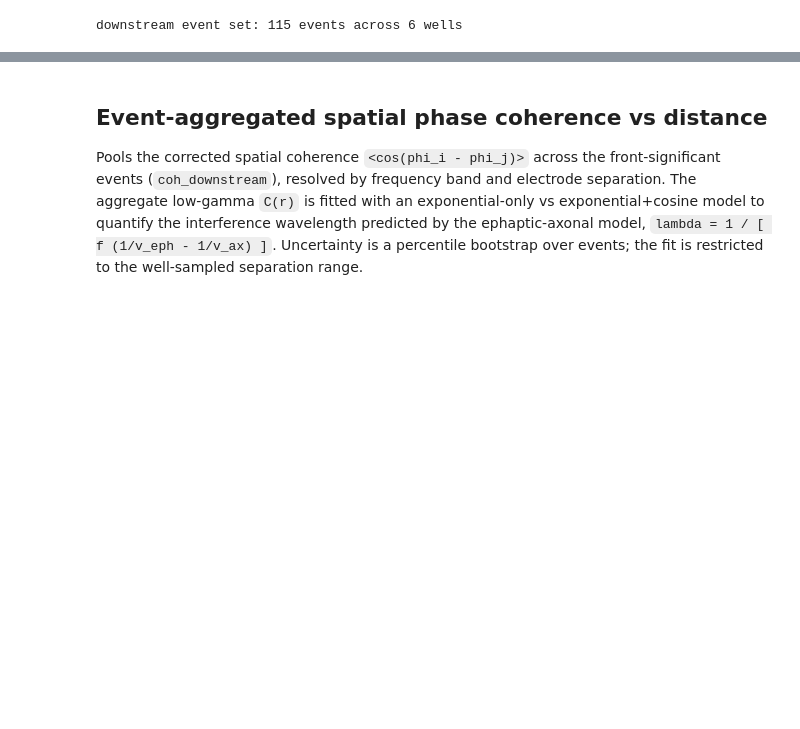
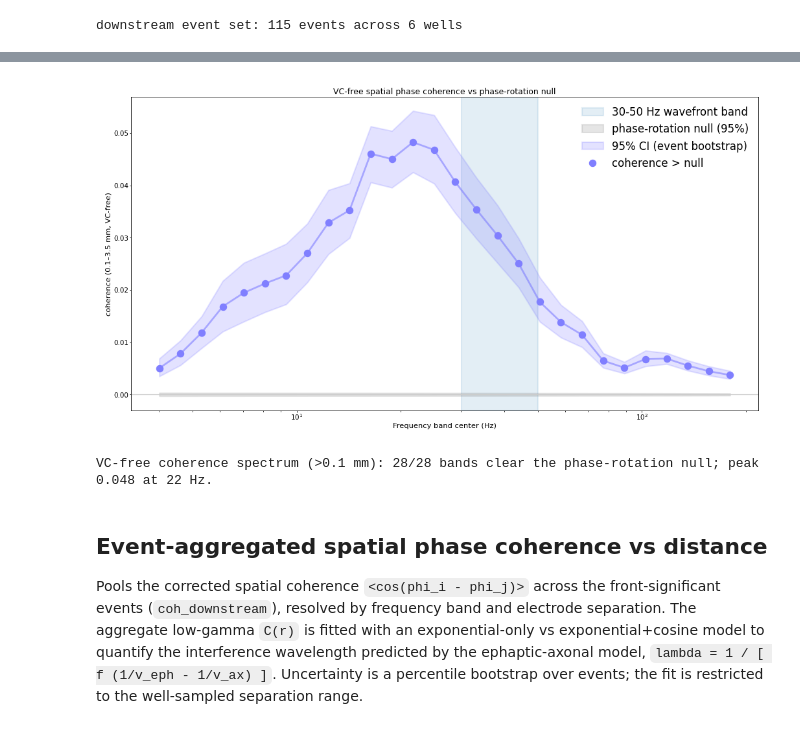
Before and after one commit to dlrebbin98/ephax, a Jupyter notebook: Notebooks/lfp_spatial_phase_coherence_div12.ipynb, the cells around one changed output, grey strips where cells are left out. Saved outputs shown, nothing was run; the diff lists cells and outputs as text; code cells hidden in the pictures; blank space fills up the shorter version.

```diff
--- a/Notebooks/lfp_spatial_phase_coherence_div12.ipynb
+++ b/Notebooks/lfp_spatial_phase_coherence_div12.ipynb
@@ -759,3 +880,49 @@ plt.show()
+# %%
+# --- VC-free coherence spectrum vs analytic phase-rotation null ---
+# Distance-resolved amplitude-weighted coherence averaged over [COHDIST_FIT_MIN_DIST_MM, COHDIST_FIT_MAX_DIST_MM]
+# per band -- volume conduction (confined to < the min distance) is EXCLUDED, so this is genuine network
+# coherence. Null: rotating each channel by a random phase leaves every |z| fixed and only spins each pair's
+# cross-spectrum, so Re<z_i z_j*> -> mean 0 with per-bin variance 0.5*Sum|cross|^2/den^2 (cohdist_nullvar,
+# folded into the cached compute). That null is ANALYTIC (no reps; matches Monte-Carlo to ~1%). Bands whose
+# coherence clears the null band carry genuine phase alignment. This is the VC-excluded, band-specific
+# companion to the order-parameter finite-N floor above.
+_vcm = (cohdist_centers >= COHDIST_FIT_MIN_DIST_MM) & (cohdist_centers <= COHDIST_FIT_MAX_DIST_MM)
+_ev_spec = np.nanmean(cohdist_maps[:, :, _vcm], axis=2)                      # (n_events, n_bands)
+vcfree_spec = np.nanmean(_ev_spec, axis=0)
+_vc_rng = np.random.default_rng(COH_SPECTRUM_SEED)
+_vc_boot = np.array([np.nanmean(_ev_spec[_vc_rng.integers(0, _ev_spec.shape[0], _ev_spec.shape[0])], axis=0)
+                     for _ in range(int(COH_SPECTRUM_BOOTSTRAP_REPS))])
+vcfree_ci_lo, vcfree_ci_hi = np.nanpercentile(_vc_boot, [2.5, 97.5], axis=0)
+# analytic phase-rotation null std of the fit-range-mean coherence, per band
+_n_ev = cohdist_maps.shape[0]; _K = int(_vcm.sum())
+_agg_var = np.nansum(cohdist_nullvar[:, :, _vcm], axis=0) / _n_ev ** 2       # (n_bands, K) aggregate null var per bin
+vcfree_null_std = np.sqrt(np.nansum(_agg_var, axis=1)) / _K                  # (n_bands,)
+vcfree_signal = vcfree_spec > 1.96 * vcfree_null_std
+
+vcfree_spectrum_df = pd.DataFrame({"center_hz": coh_band_centers, "coherence_vcfree": vcfree_spec,
+    "ci_low": vcfree_ci_lo, "ci_high": vcfree_ci_hi, "phase_rotation_null_std": vcfree_null_std,
+    "above_null": vcfree_signal, "n_events": int(_n_ev)})
+vcfree_spectrum_df.to_csv(OUTPUT_DIR / "vcfree_coherence_spectrum_by_frequency.csv", index=False)
+
+fig, ax = plt.subplots(figsize=(6.8, 3.6), constrained_layout=True)
+ax.axvspan(30.0, 50.0, color=FIGURE3_BURST_COLOR, alpha=0.12, zorder=0, label="30-50 Hz wavefront band")
+ax.fill_between(coh_band_centers, -1.96 * vcfree_null_std, 1.96 * vcfree_null_std, color="0.55", alpha=0.22, zorder=1, label="phase-rotation null (95%)")
+ax.fill_between(coh_band_centers, vcfree_ci_lo, vcfree_ci_hi, color=FIGURE3_PRIMARY_COLOR, alpha=0.22, label="95% CI (event bootstrap)")
+ax.plot(coh_band_centers[~vcfree_signal], vcfree_spec[~vcfree_signal], "o", color="0.6", ms=4, zorder=3)
+ax.plot(coh_band_centers[vcfree_signal], vcfree_spec[vcfree_signal], "o", color=FIGURE3_PRIMARY_COLOR, ms=4.5, zorder=3, label="coherence > null")
+ax.plot(coh_band_centers, vcfree_spec, color=FIGURE3_PRIMARY_COLOR, lw=1.3, alpha=0.6, zorder=2)
+ax.axhline(0, color="0.8", lw=0.6)
+ax.set_xscale("log"); ax.set_xlabel("Frequency band center (Hz)")
+ax.set_ylabel(f"coherence ({COHDIST_FIT_MIN_DIST_MM:g}\u2013{COHDIST_FIT_MAX_DIST_MM:g} mm, VC-free)")
+ax.set_title("VC-free spatial phase coherence vs phase-rotation null")
+ax.legend(frameon=False, fontsize=8)
+fig.savefig(OUTPUT_DIR / "vcfree_coherence_spectrum.png", dpi=130, bbox_inches="tight")
+plt.show()
+print(f"VC-free coherence spectrum (>{COHDIST_FIT_MIN_DIST_MM:g} mm): {int(vcfree_signal.sum())}/{vcfree_signal.size} bands "
+      f"clear the phase-rotation null; peak {np.nanmax(vcfree_spec):.3f} at {coh_band_centers[int(np.nanargmax(vcfree_spec))]:.0f} Hz.")
+# %% [output]
+[figure, added]
+VC-free coherence spectrum (>0.1 mm): 28/28 bands clear the phase-rotation null; peak 0.048 at 22 Hz.
 # %% [markdown]
 ## Event-aggregated spatial phase coherence vs distance
 
```
Also changed, not shown: parts of 12 cells of this notebook, 3 other files.
